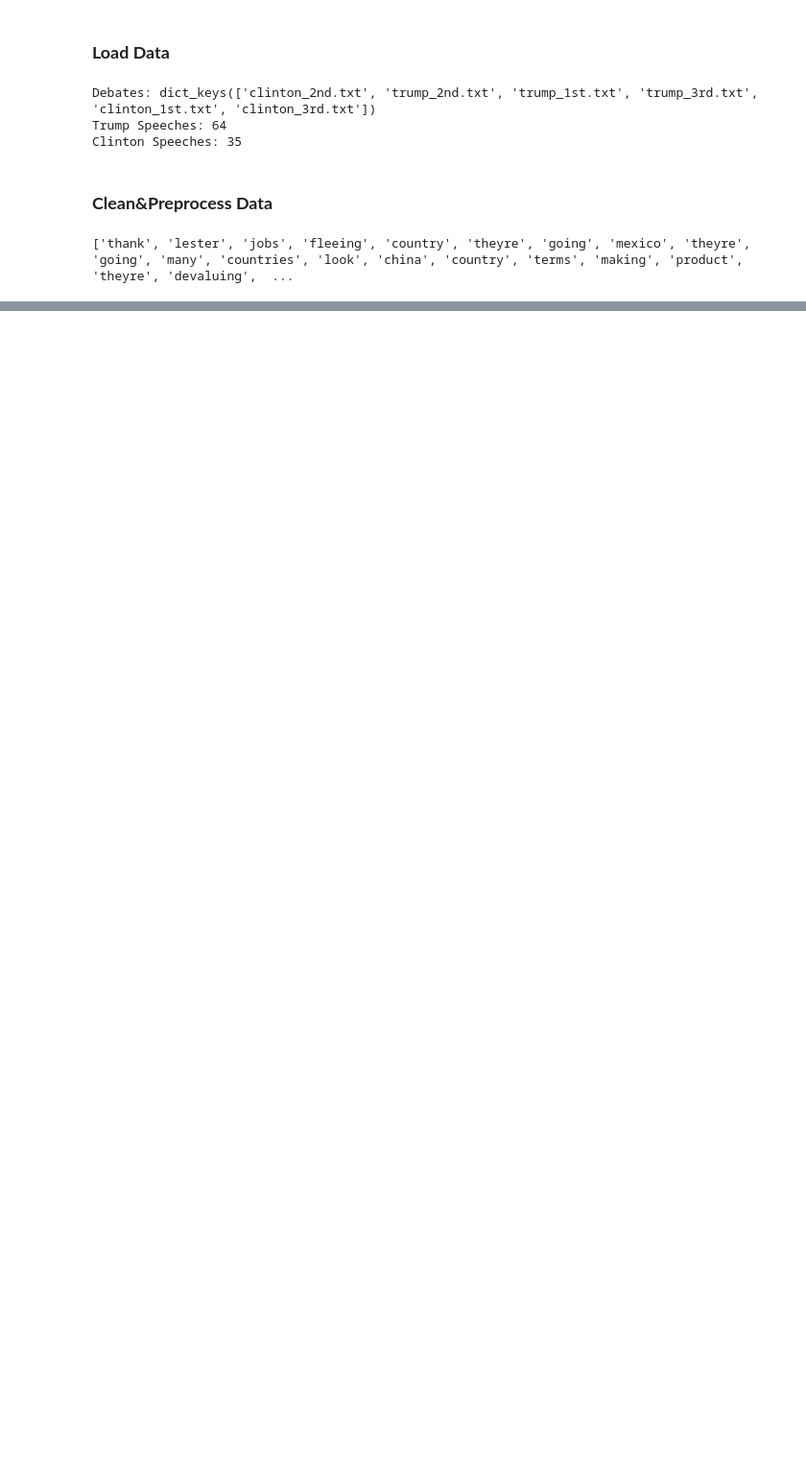
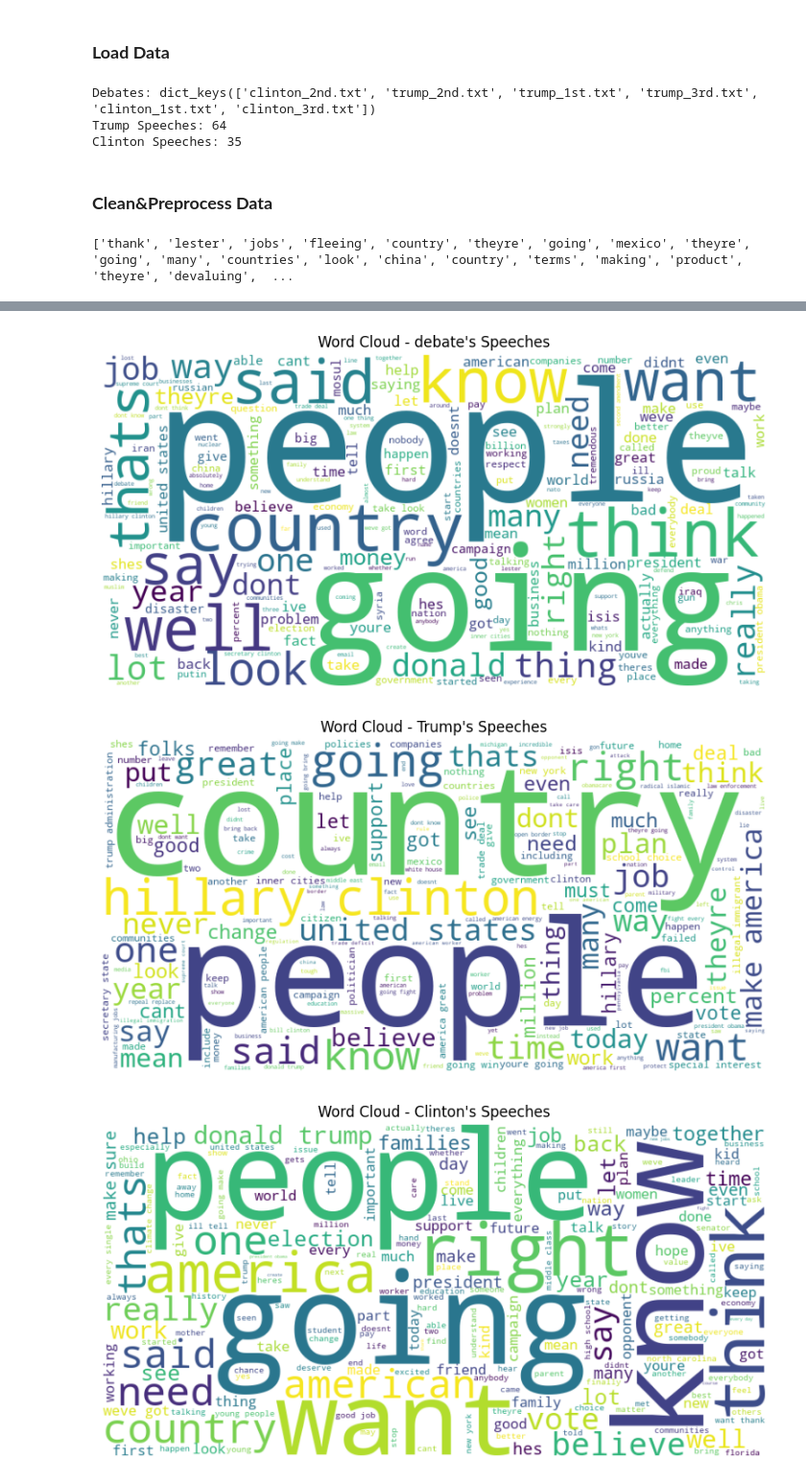
Before and after one commit to rsm-jil445/election_2016, a Jupyter notebook: Project_Notebook.ipynb, the cells around one changed output, grey strips where cells are left out. Shown at 96% size. Saved outputs shown, nothing was run; the diff lists cells and outputs as text; code cells hidden in the pictures; blank space fills up the shorter version.

```diff
--- a/Project_Notebook.ipynb
+++ b/Project_Notebook.ipynb
@@ -75,0 +121,19 @@ print(trump_1st_tokens[:50])
+# %%
+!pip install wordcloud
+
+from wordcloud import WordCloud
+
+def generate_wordcloud(word_dict, title):
+    all_text = " ".join([" ".join(words) for words in word_dict.values()])
+    wordcloud = WordCloud(width=800, height=400, background_color='white').generate(all_text)
+
+    plt.figure(figsize=(10,5))
+    plt.imshow(wordcloud, interpolation='bilinear')
+    plt.axis("off")
+    plt.title(title)
+    plt.show()
+
+generate_wordcloud(debates_processed, "Word Cloud - debate's Speeches")
+generate_wordcloud(trump_processed, "Word Cloud - Trump's Speeches")
+generate_wordcloud(clinton_processed, "Word Cloud - Clinton's Speeches")
+# %% [output]
@@ -75,0 +152,3 @@ print(trump_1st_tokens[:50])
+[figure, added]
+[figure, added]
+[figure, added]
```
Also changed, not shown: parts of 19 cells of this notebook, 1 other file.
